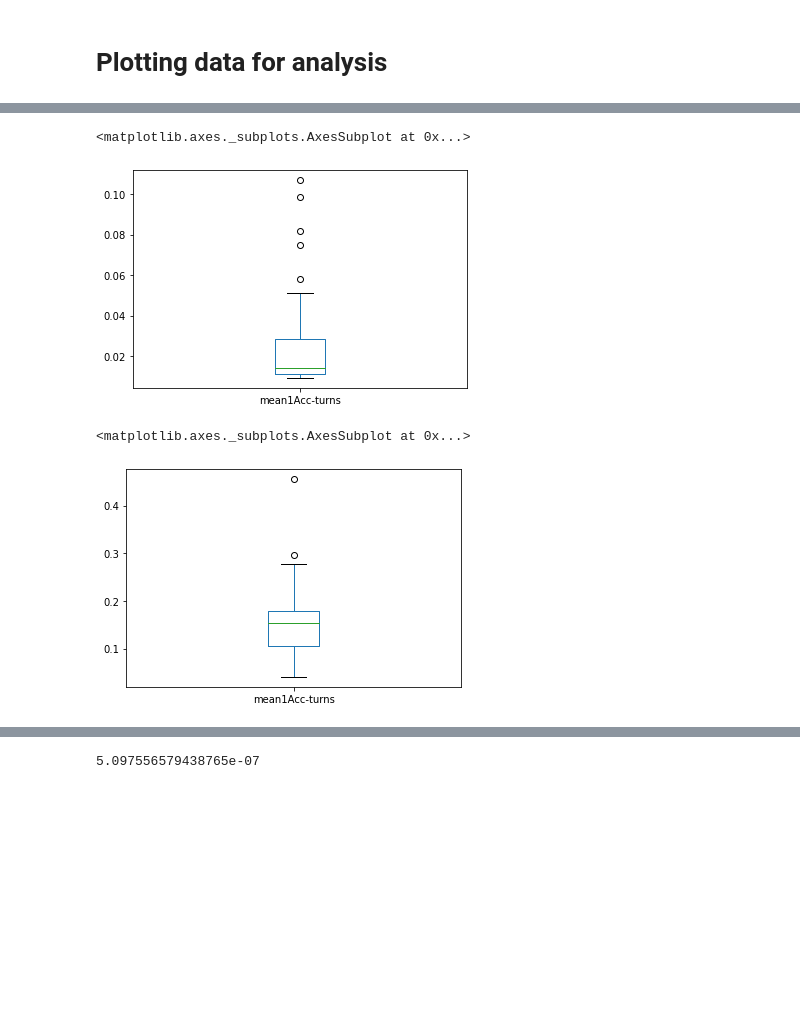
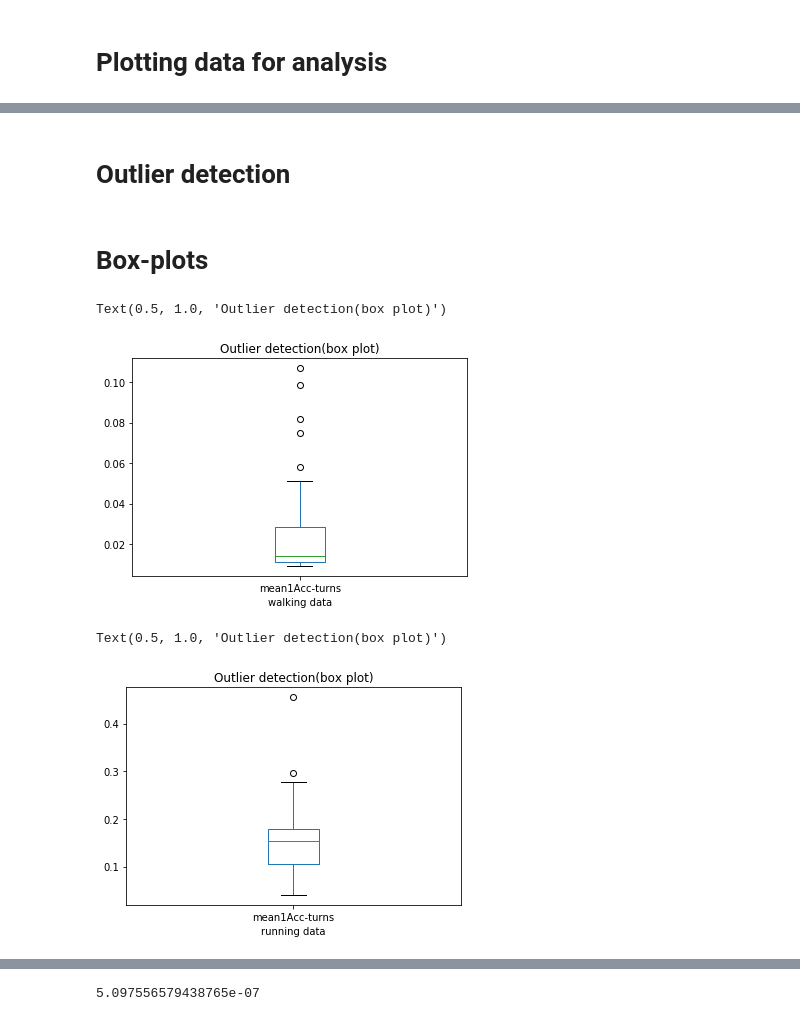
Before and after one commit to shrimalaya/Data-Science-Body-Activity-Monitoring, a Jupyter notebook: 02-Statistics.ipynb, the cells around one changed output, grey strips where cells are left out. Drawn from its saved outputs; the diff is of its cells as text; code cells hidden in the pictures; blank space fills up the shorter version.

```diff
--- a/02-Statistics.ipynb
+++ b/02-Statistics.ipynb
@@ -950,12 +956,20 @@ ax.tick_params(axis='x', labelrotation = 45)
+# %% [markdown]
+# Outlier detection
+# %% [markdown]
+# Box-plots
 # %%
 Meanwalk['mean1Acc-turns'].plot.box()
+plt.xlabel('walking data')
+plt.title('Outlier detection(box plot)')
 # %% [output]
-<matplotlib.axes._subplots.AxesSubplot at 0x...>
+Text(0.5, 1.0, 'Outlier detection(box plot)')
-[figure, old version]
+[figure, new version]
 # %%
 Meanrun['mean1Acc-turns'].plot.box()
+plt.xlabel('running data')
+plt.title('Outlier detection(box plot)')
 # %% [output]
-<matplotlib.axes._subplots.AxesSubplot at 0x...>
+Text(0.5, 1.0, 'Outlier detection(box plot)')
-[figure, old version]
+[figure, new version]
 # %%
 Meanstanding['mean1Acc-turns'].plot.box()
```
Also changed, not shown: parts of 11 cells of this notebook.
